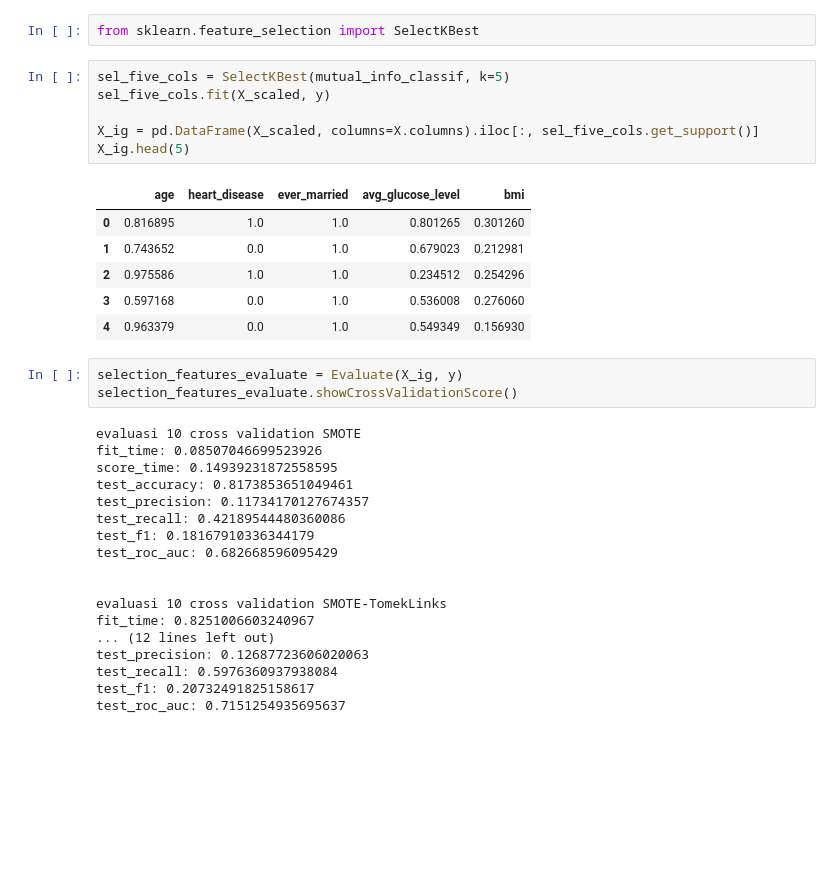
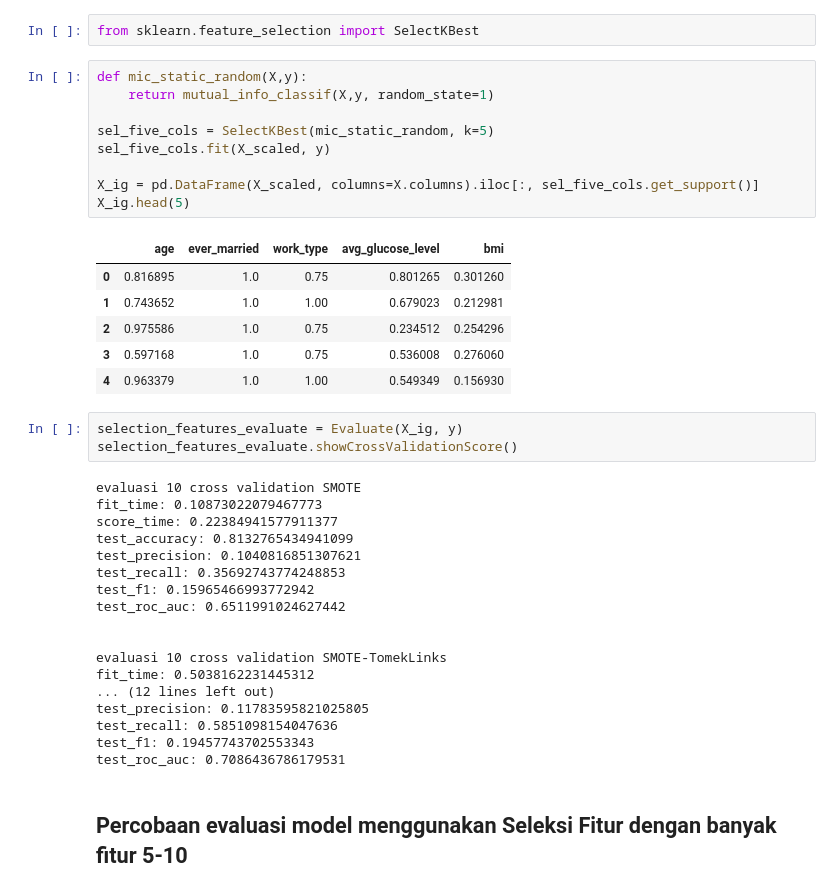
Before and after one commit to fathrahh/skripsi, a Jupyter notebook: optimazing-knn.ipynb, the cells around one changed output. Saved outputs shown, nothing was run; the diff lists cells and outputs as text; blank space fills up the shorter version.

Commit message:
evaluasi 5-10 fitur

```diff
--- a/optimazing-knn.ipynb
+++ b/optimazing-knn.ipynb
@@ -462,36 +461,41 @@ mutual_info.sort_values(ascending=False).plot.bar(figsize=(20,8))
 # %%
 from sklearn.feature_selection import SelectKBest
 # %%
-sel_five_cols = SelectKBest(mutual_info_classif, k=5)
+def mic_static_random(X,y):
+    return mutual_info_classif(X,y, random_state=1)
+
+sel_five_cols = SelectKBest(mic_static_random, k=5)
 sel_five_cols.fit(X_scaled, y)
 
 X_ig = pd.DataFrame(X_scaled, columns=X.columns).iloc[:, sel_five_cols.get_support()]
 X_ig.head(5)
 # %% [output]
-|  | age | heart_disease | ever_married | avg_glucose_level | bmi |
-| 0 | 0.816895 | 1.0 | 1.0 | 0.801265 | 0.301260 |
-| 1 | 0.743652 | 0.0 | 1.0 | 0.679023 | 0.212981 |
-| 2 | 0.975586 | 1.0 | 1.0 | 0.234512 | 0.254296 |
-| 3 | 0.597168 | 0.0 | 1.0 | 0.536008 | 0.276060 |
-| 4 | 0.963379 | 0.0 | 1.0 | 0.549349 | 0.156930 |
+|  | age | ever_married | work_type | avg_glucose_level | bmi |
+| 0 | 0.816895 | 1.0 | 0.75 | 0.801265 | 0.301260 |
+| 1 | 0.743652 | 1.0 | 1.00 | 0.679023 | 0.212981 |
+| 2 | 0.975586 | 1.0 | 0.75 | 0.234512 | 0.254296 |
+| 3 | 0.597168 | 1.0 | 0.75 | 0.536008 | 0.276060 |
+| 4 | 0.963379 | 1.0 | 1.00 | 0.549349 | 0.156930 |
 # %%
 selection_features_evaluate = Evaluate(X_ig, y)
 selection_features_evaluate.showCrossValidationScore()
 # %% [output]
 evaluasi 10 cross validation SMOTE
-fit_time: 0.08507046699523926
-score_time: 0.14939231872558595
-test_accuracy: 0.8173853651049461
-test_precision: 0.11734170127674357
-test_recall: 0.42189544480360086
-test_f1: 0.18167910336344179
-test_roc_auc: 0.682668596095429
+fit_time: 0.10873022079467773
+score_time: 0.22384941577911377
+test_accuracy: 0.8132765434941099
+test_precision: 0.1040816851307621
+test_recall: 0.35692743774248853
+test_f1: 0.15965466993772942
+test_roc_auc: 0.6511991024627442
 
 
 evaluasi 10 cross validation SMOTE-TomekLinks
-fit_time: 0.8251006603240967
+fit_time: 0.5038162231445312
 ... (12 lines left out)
-test_precision: 0.12687723606020063
-test_recall: 0.5976360937938084
-test_f1: 0.20732491825158617
-test_roc_auc: 0.7151254935695637
+test_precision: 0.11783595821025805
+test_recall: 0.5851098154047636
+test_f1: 0.19457743702553343
+test_roc_auc: 0.7086436786179531
+# %% [markdown]
+## Percobaan evaluasi model menggunakan Seleksi Fitur dengan banyak fitur 5-10
```
Also changed, not shown: parts of 6 cells of this notebook.
